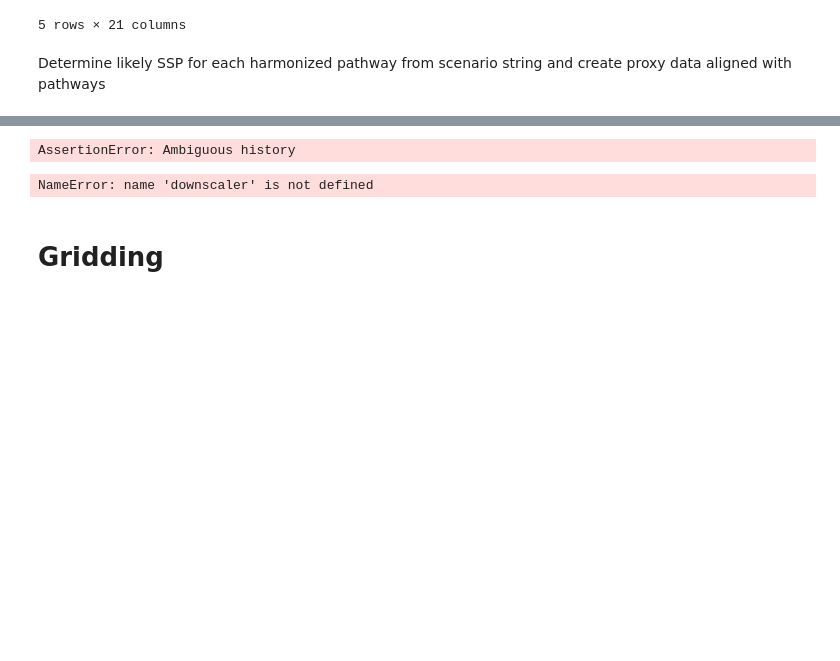
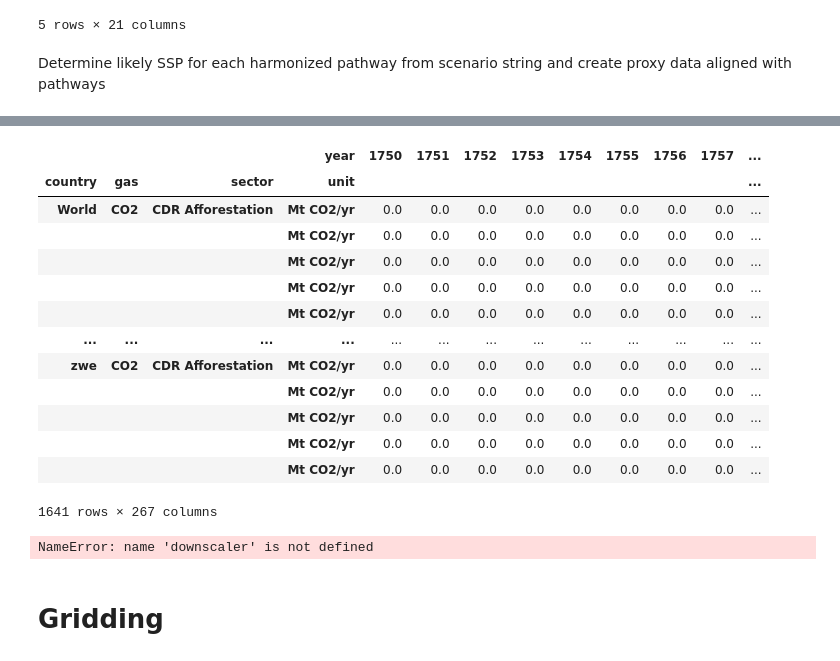
Before and after one commit to jkikstra/concordia, a Jupyter notebook: notebooks/workflow.ipynb, the cells around one changed output, grey strips where cells are left out. Saved outputs shown, nothing was run; the diff lists cells and outputs as text; code cells hidden in the pictures; blank space fills up the shorter version.

Commit message:
Remove nans from history aggregation and choose better overrides

```diff
--- a/notebooks/workflow.ipynb
+++ b/notebooks/workflow.ipynb
@@ -480,5 +474,22 @@ gdp.head()
 # %%
 downscaled_path = out_path / f"downscaled-only-{version}.csv"
+# %%
+hist.loc[isin(sector="CDR Afforestation"), :]
+# %% [output]
+|  |  |  | year | 1750 | 1751 | 1752 | 1753 | 1754 | 1755 | 1756 | 1757 | ... |
+| country | gas | sector | unit |  |  |  |  |  |  |  |  | ... |
+| World | CO2 | CDR Afforestation | Mt CO2/yr | 0.0 | 0.0 | 0.0 | 0.0 | 0.0 | 0.0 | 0.0 | 0.0 | ... |
+|  |  |  | Mt CO2/yr | 0.0 | 0.0 | 0.0 | 0.0 | 0.0 | 0.0 | 0.0 | 0.0 | ... |
+|  |  |  | Mt CO2/yr | 0.0 | 0.0 | 0.0 | 0.0 | 0.0 | 0.0 | 0.0 | 0.0 | ... |
+|  |  |  | Mt CO2/yr | 0.0 | 0.0 | 0.0 | 0.0 | 0.0 | 0.0 | 0.0 | 0.0 | ... |
+|  |  |  | Mt CO2/yr | 0.0 | 0.0 | 0.0 | 0.0 | 0.0 | 0.0 | 0.0 | 0.0 | ... |
+| ... | ... | ... | ... | ... | ... | ... | ... | ... | ... | ... | ... | ... |
+| zwe | CO2 | CDR Afforestation | Mt CO2/yr | 0.0 | 0.0 | 0.0 | 0.0 | 0.0 | 0.0 | 0.0 | 0.0 | ... |
+|  |  |  | Mt CO2/yr | 0.0 | 0.0 | 0.0 | 0.0 | 0.0 | 0.0 | 0.0 | 0.0 | ... |
+|  |  |  | Mt CO2/yr | 0.0 | 0.0 | 0.0 | 0.0 | 0.0 | 0.0 | 0.0 | 0.0 | ... |
+|  |  |  | Mt CO2/yr | 0.0 | 0.0 | 0.0 | 0.0 | 0.0 | 0.0 | 0.0 | 0.0 | ... |
+|  |  |  | Mt CO2/yr | 0.0 | 0.0 | 0.0 | 0.0 | 0.0 | 0.0 | 0.0 | 0.0 | ... |
+1641 rows × 267 columns
 # %%
 %%execute_or_lazy_load execute_downscaling downscaled = pd.read_csv(downscaled_path)
 downscaler = Downscaler(
@@ -489,9 +500,7 @@ downscaler = Downscaler(
     gdp=gdp,
 )
 downscaled = downscaler.downscale()
-downscaled.to_cvs(downscaled_path)
+downscaled.to_csv(downscaled_path)
-# %% [output]
-AssertionError: Ambiguous history
 # %%
 downscaler.methods().value_counts()
 # %% [output]
```
Also changed, not shown: parts of 10 cells of this notebook, 1 other file.
